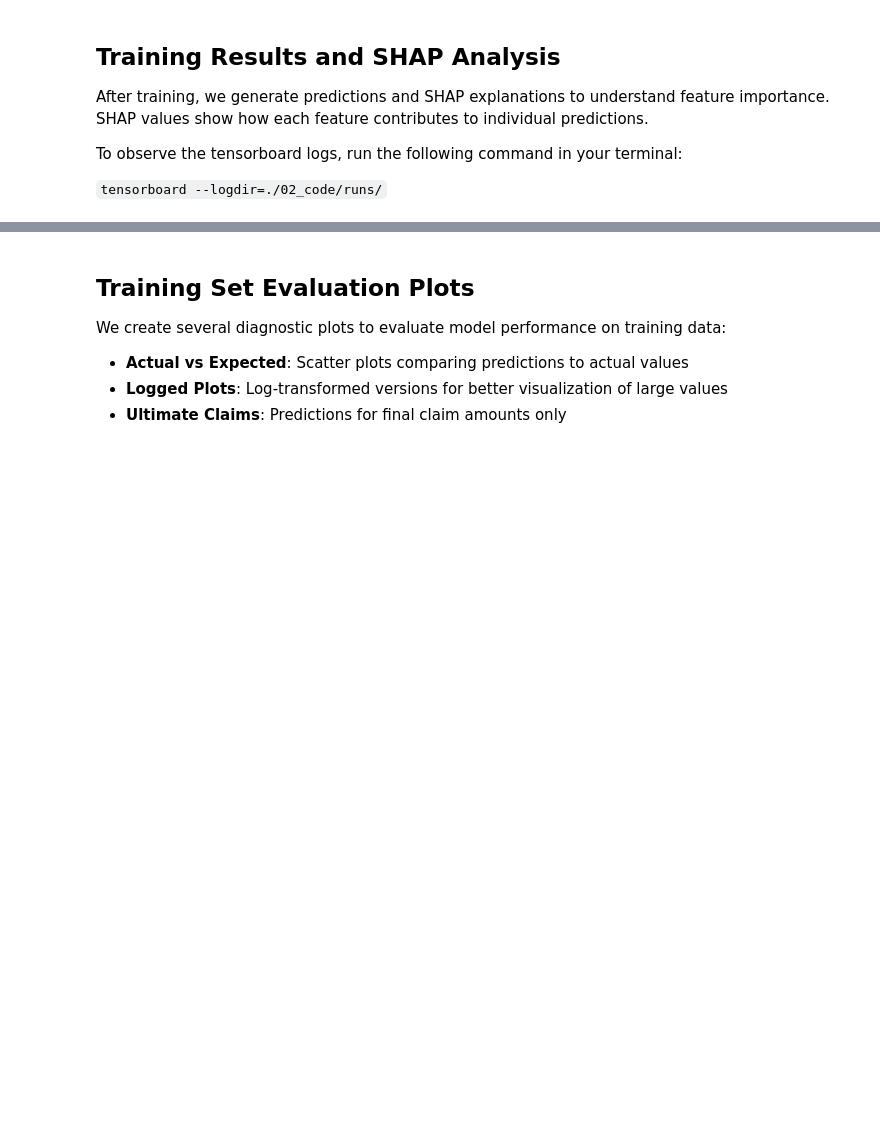
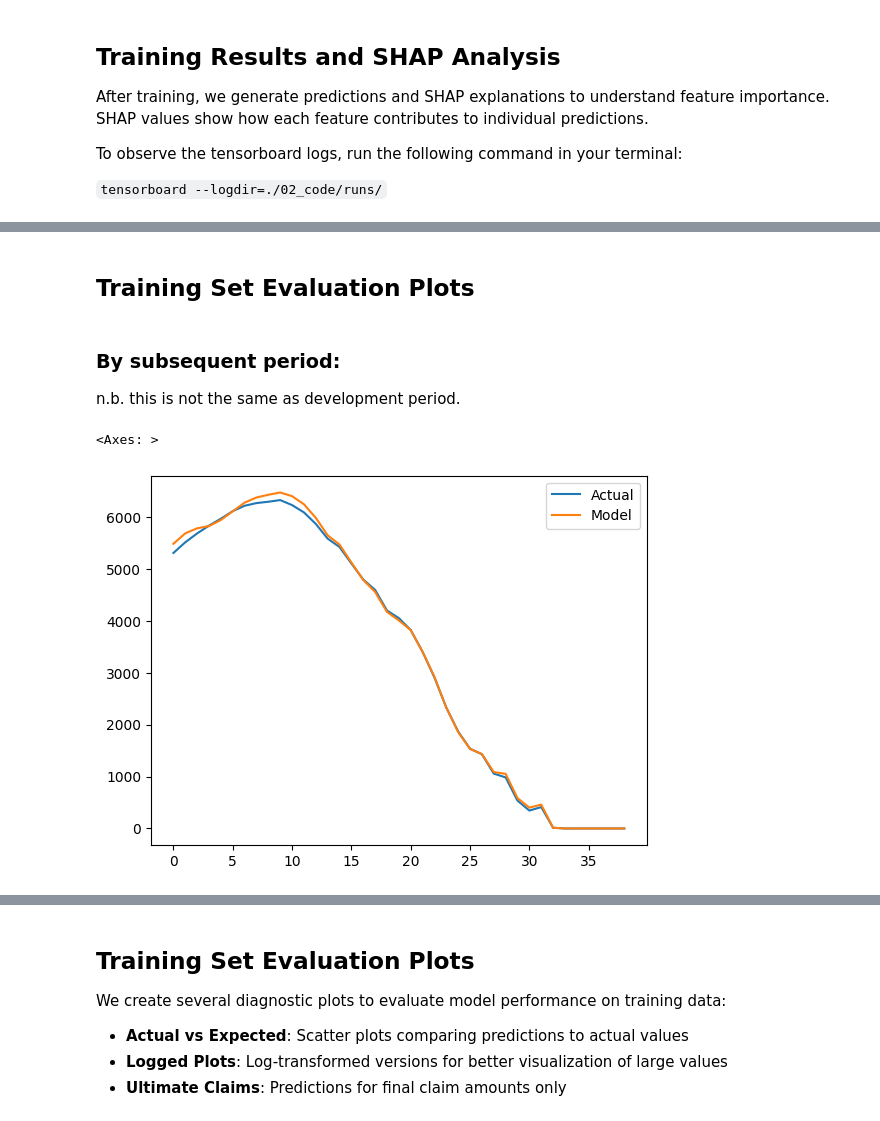
Before and after one commit to JackyP/MLR_working_party, a Jupyter notebook: 02_code/GRU_framework_triangular.ipynb, the cells around one changed output, grey strips where cells are left out. Drawn from its saved outputs; the diff is of its cells as text; code cells hidden in the pictures; blank space fills up the shorter version.

```diff
--- a/02_code/GRU_framework_triangular.ipynb
+++ b/02_code/GRU_framework_triangular.ipynb
@@ -235,7 +219,8 @@ model_NN = Pipeline(
             shap_log_frequency=config['tensorboard'].shap_log_frequency,
             seed=SEED,
             config=config,
-            device=config['model'].device
+            device=config['model'].device,
+            max_lr=config['model'].max_lr
         ))
     ]
 )
@@ -273,7 +258,7 @@ TabularNetRegressor(batch_function=<function make_claim_sampler.<locals>.claim_s
 
 We train the GRU model on the sequential payment data. The model learns to predict ultimate claim amounts from partial payment histories.
 # %%
-def train_model(model, x_train, y_train, config: ExperimentConfig):
+def train_model(model, w_train, x_train, y_train, config: ExperimentConfig):
     """
     Train the neural network model with timing.
 
@@ -289,7 +274,11 @@ def train_model(model, x_train, y_train, config: ExperimentConfig):
     print("Starting model training...")
     start_time = time.time()
 
-    model.fit(x_train, y_train)
+    model.fit(
+        x_train,
+        y_train.drop(columns=["claim_no", "development_period"]),
+        model__sample_weight=w_train.drop(columns=["claim_no", "development_period"])
+    )
 
     end_time = time.time()
     elapsed_time = end_time - start_time
@@ -298,6 +287,11 @@ def train_model(model, x_train, y_train, config: ExperimentConfig):
     return model, elapsed_time
 
 # Train the model
-trained_model, training_time = train_model(model_NN, x_train, y_train, config)
+trained_model, training_time = train_model(
+    model_NN,
+    w_train,
+    x_train,
+    y_train,
+    config)
 # %% [output]
 Starting model training...
@@ -348,0 +510,25 @@ AttributeError: 'DataFrame' object has no attribute 'train_ind_time'
+# %% [markdown]
+## Training Set Evaluation Plots
+# %% [markdown]
+### By subsequent period:
+
+n.b. this is not the same as development period.
+# %%
+# Apply weights
+weights = w_train[w_train.columns[w_train.columns.str.startswith('weight')]].values
+y_pred_masked = y_pred * weights
+
+# Weighted average
+train_model_mean = y_pred_masked.mean(axis=0) / weights.mean(axis=0)
+
+# Train actual mean
+y_vals = y_train.agg('mean').values[2:]
+y_vals
+
+train_actual_mean = y_vals / weights.mean(axis=0)
+
+# Quick plot
+pd.DataFrame({"Actual": train_actual_mean, "Model": train_model_mean}).plot()
+# %% [output]
+<Axes: >
+[figure, added]
```
Also changed, not shown: parts of 35 cells of this notebook, 3 other files.
